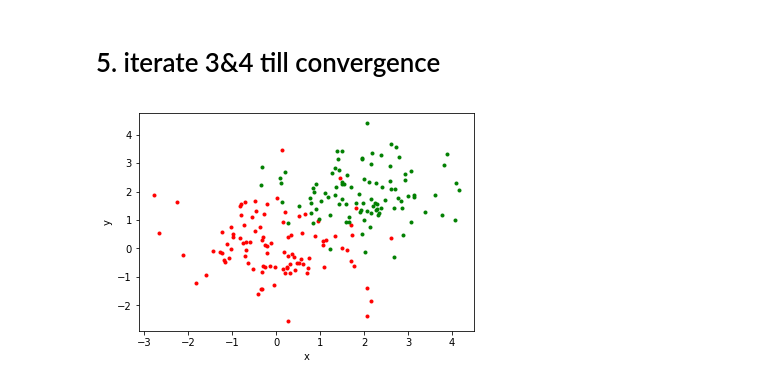
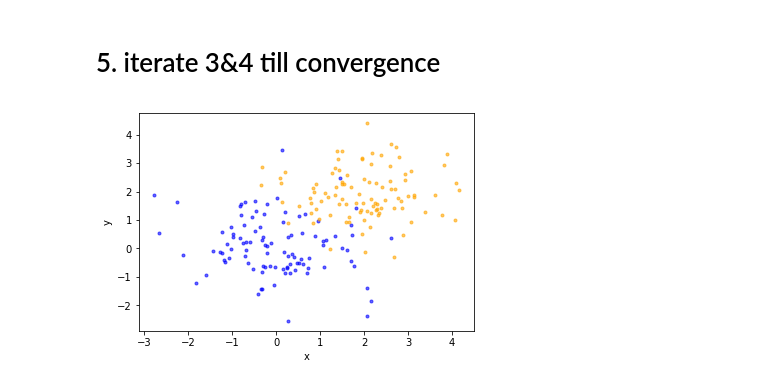
Before and after one commit to lingyielia/PUI2017_lz1714, a Jupyter notebook: HW11_lz1714/HW11_Assignment2.ipynb, the cells around one changed output. Saved outputs shown, nothing was run; the diff lists cells and outputs as text; code cells hidden in the pictures.

```diff
--- a/HW11_lz1714/HW11_Assignment2.ipynb
+++ b/HW11_lz1714/HW11_Assignment2.ipynb
@@ -79,14 +79,14 @@ new center
 # 5. iterate 3&4 till convergence
 # %%
 fig, ax = plt.subplots()
-a, = ax.plot([],[],"*",markersize=12)
-b, = ax.plot([],[],"*",markersize=12)
+a, = ax.plot([],[],"*", color='r', markersize=12)
+b, = ax.plot([],[],"*", color='g', markersize=12)
 ax.set_xlabel("x")
 ax.set_ylabel("y")
-t1, = ax.plot(random_1[0], random_1[1], 'r.')
-t2, = ax.plot(random_2[0], random_2[1], 'g.')
+t1, = ax.plot(random_1[0], random_1[1], marker='.', color='blue', lw = 0, alpha=0.6)
+t2, = ax.plot(random_2[0], random_2[1], marker='.', color='orange', lw = 0, alpha=0.6)
 # %% [output]
-[figure, old version]
+[figure, new version]
 # %%
 newc_x1 = []
 newc_x2 = []
```
Also changed, not shown: parts of 2 cells of this notebook.
